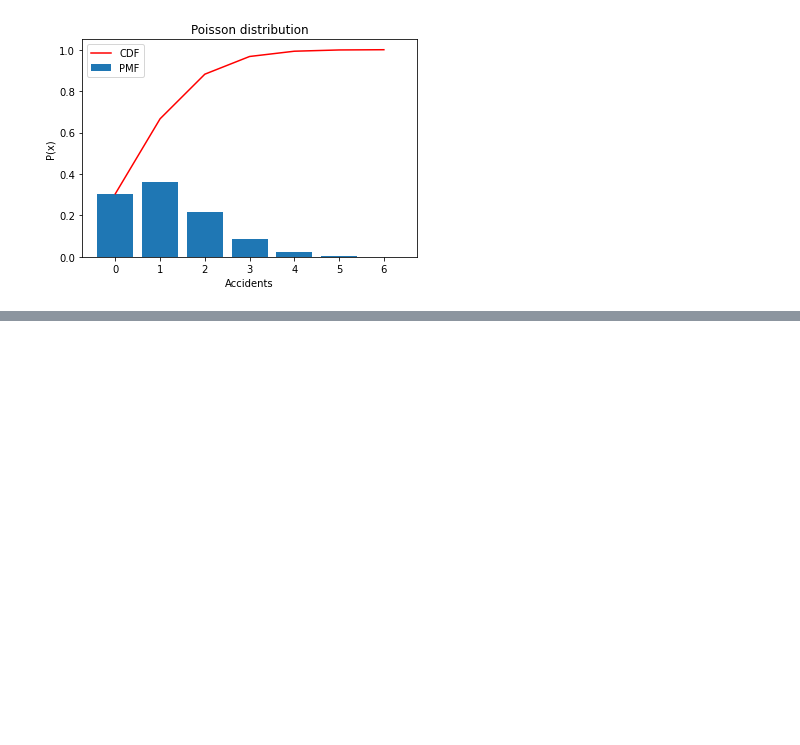
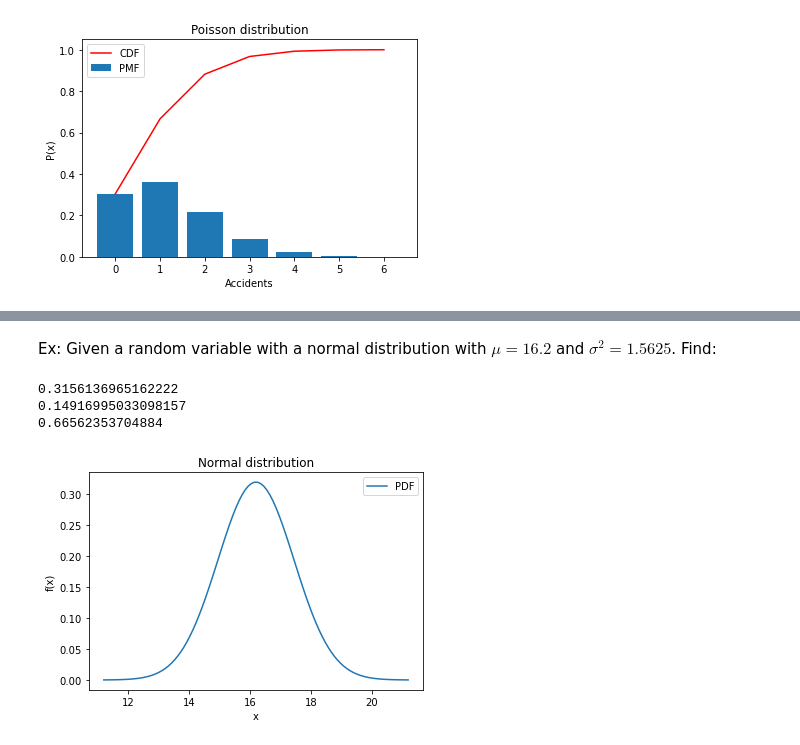
Before and after one commit to SimRey/Numerical-Python, a Jupyter notebook: Statistics/02-Distributions.ipynb, the cells around one changed output, grey strips where cells are left out. Saved outputs shown, nothing was run; the diff lists cells and outputs as text; code cells hidden in the pictures; blank space fills up the shorter version.

```diff
--- a/Statistics/02-Distributions.ipynb
+++ b/Statistics/02-Distributions.ipynb
@@ -105,0 +114,36 @@ plt.legend(loc="best");
+# %% [markdown]
+Ex: Given a random variable with a normal distribution with $\mu = 16.2$ and $\sigma^2 = 1.5625$. Find:
+# %%
+mu = 16.2
+sigma = np.sqrt(1.5625)
+normDist = stats.norm(mu, sigma)
+
+# Important PDF only evaluates x in the function, it doesn't give a probability
+# CDF is used to calculate the area under the curve and give a probability
+
+# a. X more than 16.8
+val1 = 1 - normDist.cdf(16.8)
+print(val1)
+
+# b. X less than 14.9
+val2 = normDist.cdf(14.9)
+print(val2)
+
+# c. X between 13.6 and 18.8
+val3 = normDist.cdf(16.8) - normDist.cdf(13.6)
+print(val3)
+
+
+# Probability distribution plot
+x = np.linspace(mu-4*sigma, mu+4*sigma, 100)
+
+plt.plot(x, normDist.pdf(x), label="PDF")
+plt.xlabel("x")
+plt.ylabel("f(x)")
+plt.title("Normal distribution")
+plt.legend(loc="best");
+# %% [output]
+0.3156136965162222
+0.14916995033098157
+0.66562353704884
+[figure, added]
```
Also changed, not shown: parts of 4 cells of this notebook.
